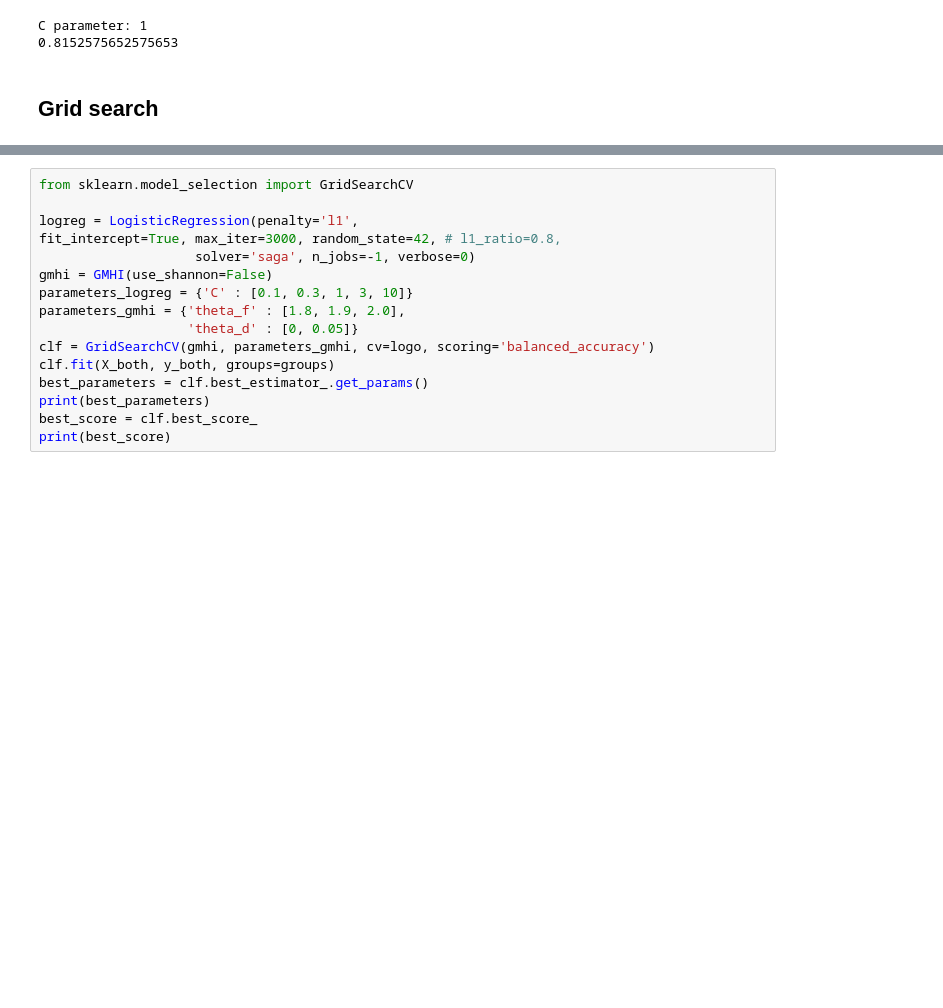
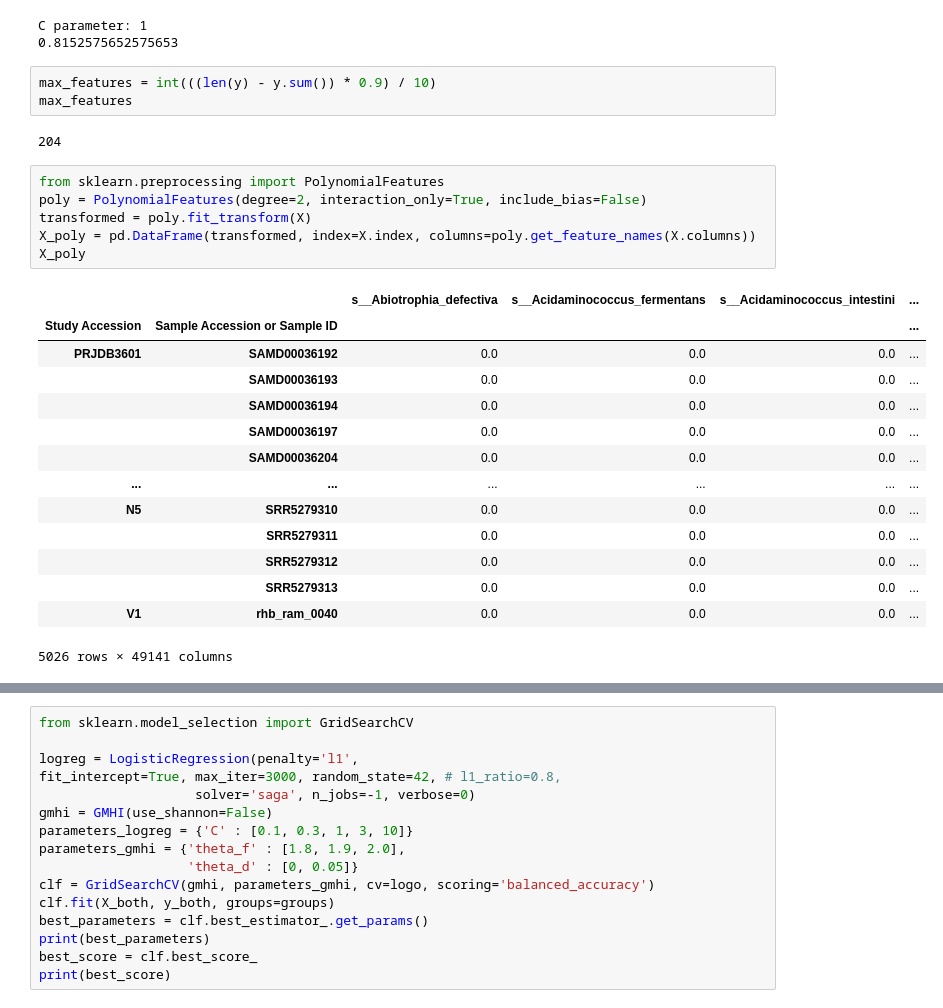
Before and after one commit to danielchang2002/GMHI2-Scratchpad, a Jupyter notebook: src/logistic_regression.ipynb, the cells around one changed output, grey strips where cells are left out. Saved outputs shown, nothing was run; the diff lists cells and outputs as text; blank space fills up the shorter version.

```diff
--- a/src/logistic_regression.ipynb
+++ b/src/logistic_regression.ipynb
@@ -95,5 +109,29 @@ print(balanced_accuracy_score(y_both, y_hat))
 # %% [output]
 C parameter: 1
 0.8152575652575653
-# %% [markdown]
-## Grid search
+# %%
+max_features = int(((len(y) - y.sum()) * 0.9) / 10)
+max_features
+# %% [output]
+204
+# %%
+from sklearn.preprocessing import PolynomialFeatures
+poly = PolynomialFeatures(degree=2, interaction_only=True, include_bias=False)
+transformed = poly.fit_transform(X)
+X_poly = pd.DataFrame(transformed, index=X.index, columns=poly.get_feature_names(X.columns))
+X_poly
+# %% [output]
+|  |  | s__Abiotrophia_defectiva | s__Acidaminococcus_fermentans | s__Acidaminococcus_intestini | ... |
+| Study Accession | Sample Accession or Sample ID |  |  |  | ... |
+| PRJDB3601 | SAMD00036192 | 0.0 | 0.0 | 0.0 | ... |
+|  | SAMD00036193 | 0.0 | 0.0 | 0.0 | ... |
+|  | SAMD00036194 | 0.0 | 0.0 | 0.0 | ... |
+|  | SAMD00036197 | 0.0 | 0.0 | 0.0 | ... |
+|  | SAMD00036204 | 0.0 | 0.0 | 0.0 | ... |
+| ... | ... | ... | ... | ... | ... |
+| N5 | SRR5279310 | 0.0 | 0.0 | 0.0 | ... |
+|  | SRR5279311 | 0.0 | 0.0 | 0.0 | ... |
+|  | SRR5279312 | 0.0 | 0.0 | 0.0 | ... |
+|  | SRR5279313 | 0.0 | 0.0 | 0.0 | ... |
+| V1 | rhb_ram_0040 | 0.0 | 0.0 | 0.0 | ... |
+5026 rows × 49141 columns
```
Also changed, not shown: parts of 8 cells of this notebook, 7 other files.
